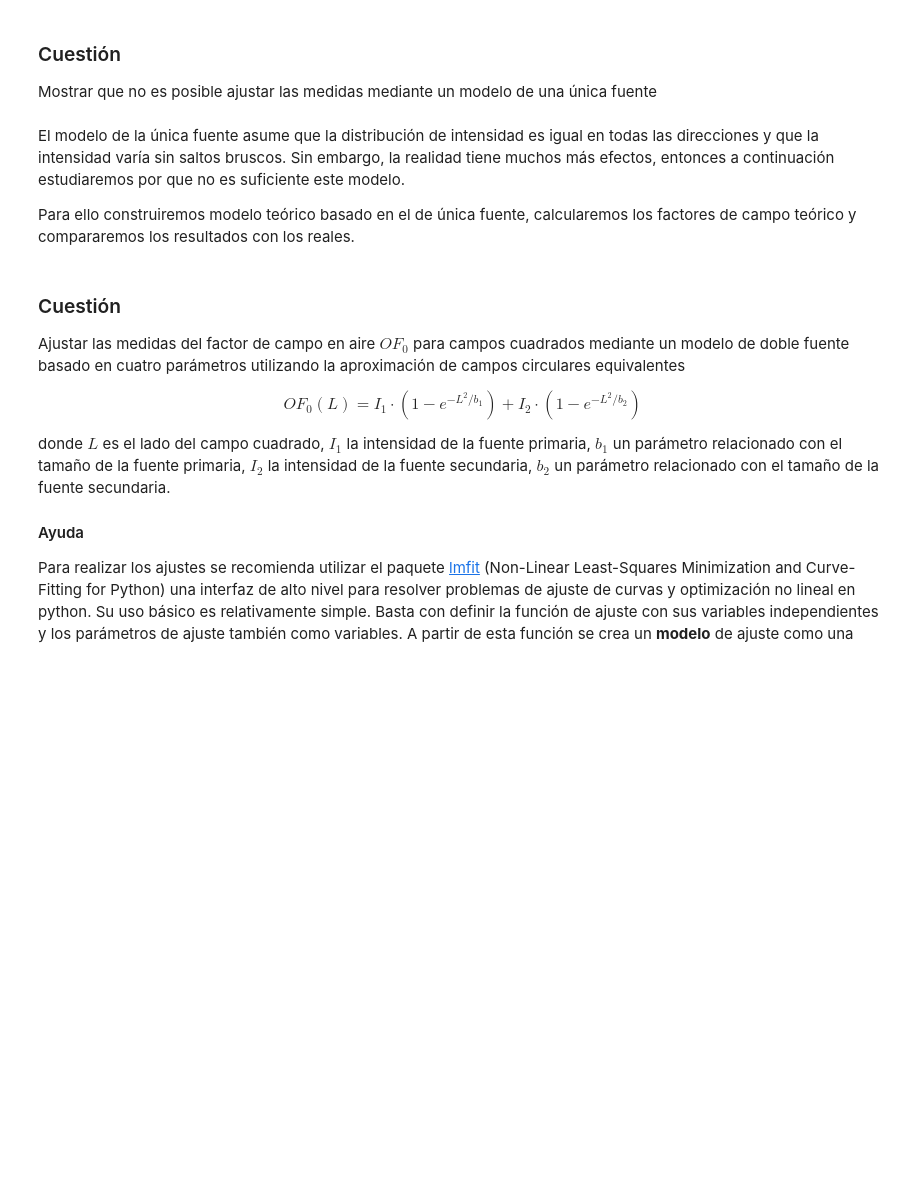
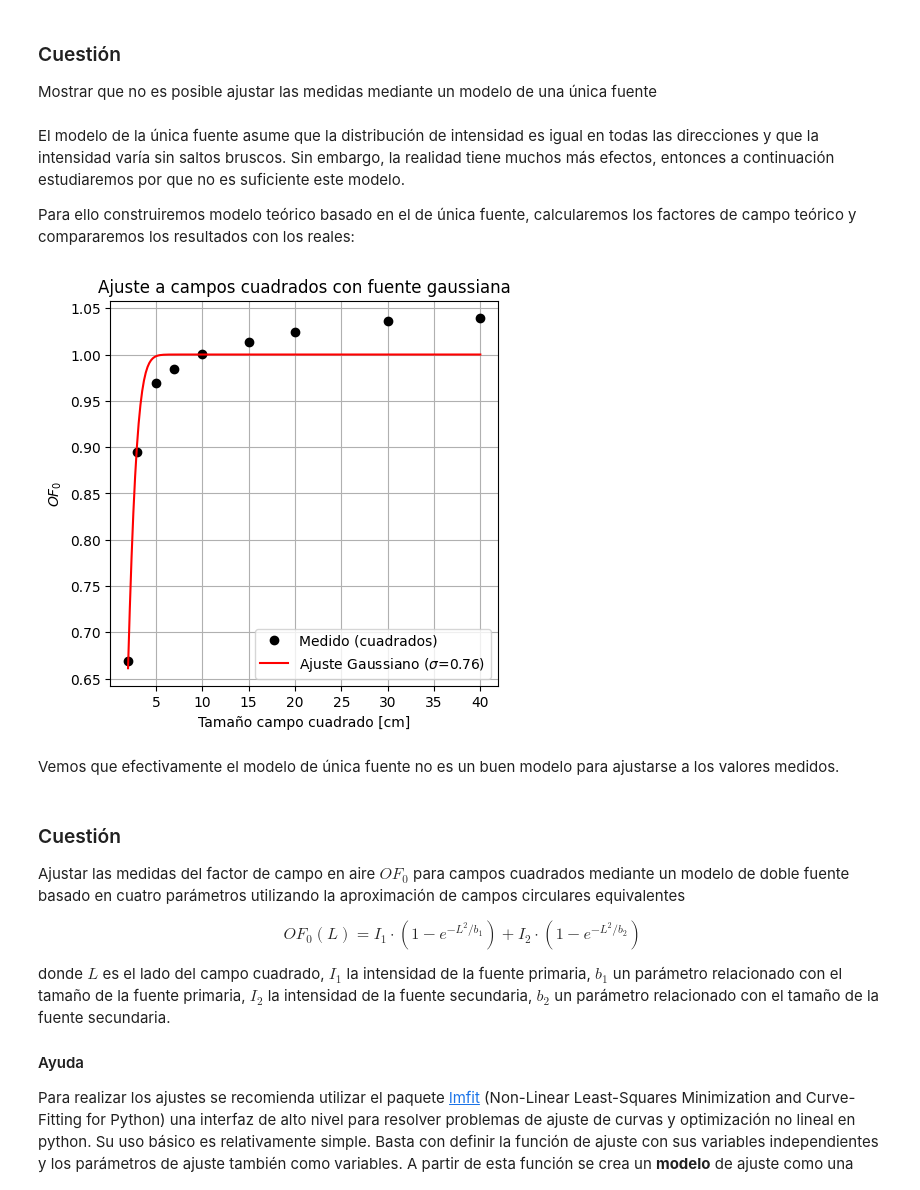
Before and after one commit to SofiBelmon/Practica2_radioterapia, a Jupyter notebook: Enunciados/DobleFuente/DobleFuente_Enunciado.ipynb, the cells around one changed output. Saved outputs shown, nothing was run; the diff lists cells and outputs as text; code cells hidden in the pictures; blank space fills up the shorter version.

```diff
--- a/Enunciados/DobleFuente/DobleFuente_Enunciado.ipynb
+++ b/Enunciados/DobleFuente/DobleFuente_Enunciado.ipynb
@@ -331,7 +402,43 @@ Mostrar que no es posible ajustar las medidas mediante un modelo de una única f
 # %% [markdown]
 El modelo de la única fuente asume que la distribución de intensidad es igual en todas las direcciones y que la intensidad varía sin saltos bruscos. Sin embargo, la realidad tiene muchos más efectos, entonces a continuación estudiaremos por que no es suficiente este modelo.
 
-Para ello construiremos modelo teórico basado en el de única fuente, calcularemos los factores de campo teórico y compararemos los resultados con los reales.
+Para ello construiremos modelo teórico basado en el de única fuente, calcularemos los factores de campo teórico y compararemos los resultados con los reales:
+# %%
+from scipy.optimize import curve_fit
+from scipy.special import erf
+import numpy as np
+import matplotlib.pyplot as plt
+
+# Datos de campos cuadrados (tamaño en cm y OF medido)
+Xs_cm = square_sizes
+OF_sqs = OF_0_6X_sqs
+
+# Modelo de una única fuente gaussiana
+def modelo_fuente_unica(x, sigma):
+    x = np.array(x) / 2  # hemicampos
+    return (erf(x / (np.sqrt(2) * sigma)))**2
+
+# Ajuste del modelo a los datos cuadrados
+popt, _ = curve_fit(modelo_fuente_unica, Xs_cm, OF_sqs, p0=[1.5])  # p0 es la estimación inicial de sigma
+sigma_opt = popt[0]
+
+# Comprobamos el ajuste para campos cuadrados
+Xs_fit = np.linspace(min(Xs_cm), max(Xs_cm), 200)
+OF_fit = modelo_fuente_unica(Xs_fit, sigma_opt)
+
+plt.figure(figsize=(5, 5))
+plt.plot(Xs_cm, OF_sqs, 'ko', label='Medido (cuadrados)')
+plt.plot(Xs_fit, OF_fit, 'r-', label=f'Ajuste Gaussiano ($\sigma$={sigma_opt:.2f})')
+plt.xlabel('Tamaño campo cuadrado [cm]')
+plt.ylabel(r'$OF_0$')
+plt.title('Ajuste a campos cuadrados con fuente gaussiana')
+plt.grid(True)
+plt.legend()
+plt.show()
+# %% [output]
+[figure, added]
+# %% [markdown]
+Vemos que efectivamente el modelo de única fuente no es un buen modelo para ajustarse a los valores medidos.
 # %% [markdown]
 ### Cuestión
 
```
Also changed, not shown: parts of 5 cells of this notebook.
